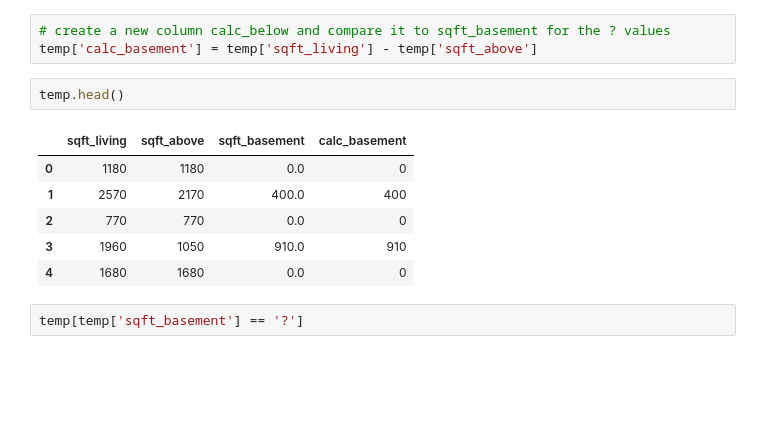
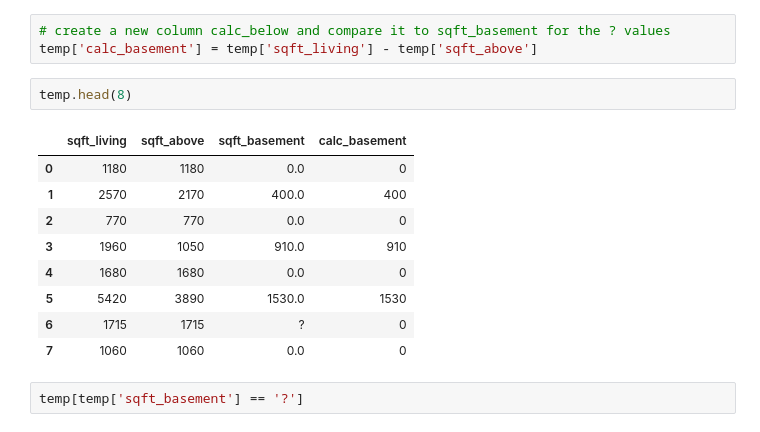
Before and after one commit to AnnikaNoren/post_graduate_project, a Jupyter notebook: KingCountyRedo.ipynb, the cells around one changed output. Drawn from its saved outputs; the diff is of its cells as text; blank space fills up the shorter version.

```diff
--- a/KingCountyRedo.ipynb
+++ b/KingCountyRedo.ipynb
@@ -234,14 +236,17 @@ len(temp[temp['sqft_basement'] == '?'])
 # create a new column calc_below and compare it to sqft_basement for the ? values
 temp['calc_basement'] = temp['sqft_living'] - temp['sqft_above']
 # %%
-temp.head()
+temp.head(8)
 # %% [output]
 |  | sqft_living | sqft_above | sqft_basement | calc_basement |
 | 0 | 1180 | 1180 | 0.0 | 0 |
 | 1 | 2570 | 2170 | 400.0 | 400 |
 | 2 | 770 | 770 | 0.0 | 0 |
 | 3 | 1960 | 1050 | 910.0 | 910 |
 | 4 | 1680 | 1680 | 0.0 | 0 |
+| 5 | 5420 | 3890 | 1530.0 | 1530 |
+| 6 | 1715 | 1715 | ? | 0 |
+| 7 | 1060 | 1060 | 0.0 | 0 |
 # %%
 temp[temp['sqft_basement'] == '?']
 # %% [output]
```
Also changed, not shown: parts of 11 cells of this notebook.
